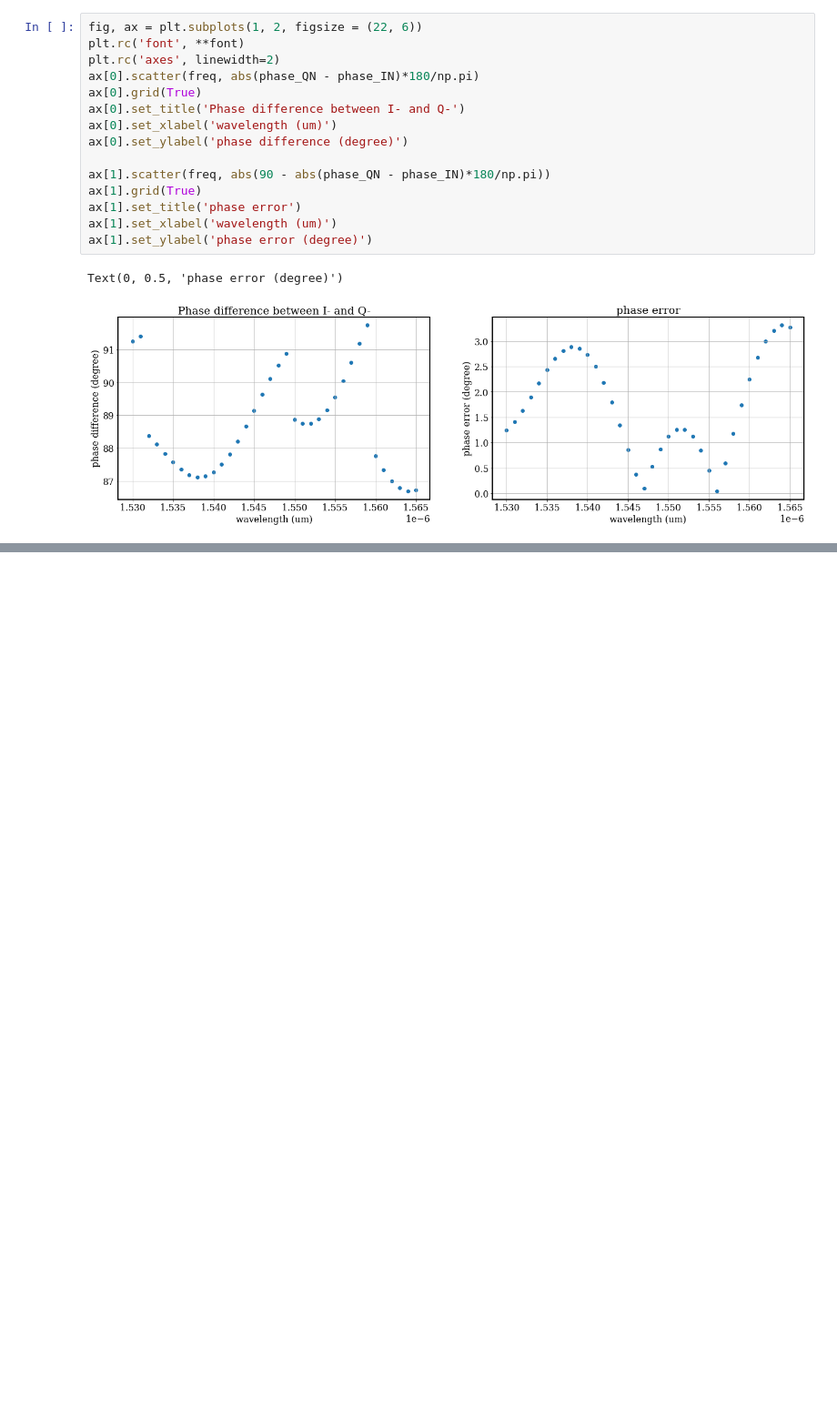
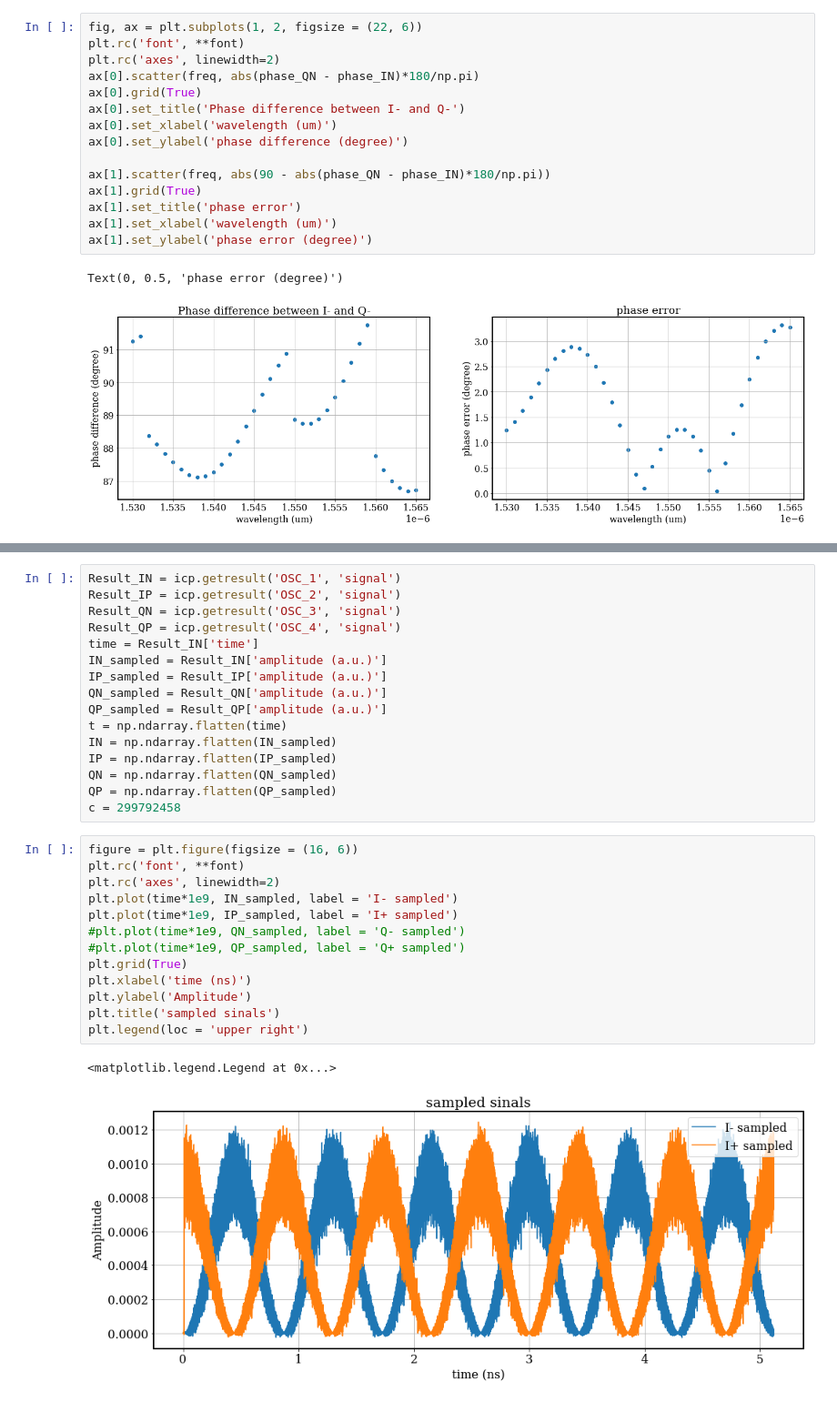
Before and after one commit to moisesoliveira08/Hybrid, a Jupyter notebook: documentatin/90_Hybrid_Interconnect.ipynb, the cells around one changed output, grey strips where cells are left out. Shown at 91% size. Saved outputs shown, nothing was run; the diff lists cells and outputs as text; blank space fills up the shorter version.

```diff
--- a/documentatin/90_Hybrid_Interconnect.ipynb
+++ b/documentatin/90_Hybrid_Interconnect.ipynb
@@ -186,0 +226,32 @@ Text(0, 0.5, 'phase error (degree)')
+# %%
+Result_IN = icp.getresult('OSC_1', 'signal')
+Result_IP = icp.getresult('OSC_2', 'signal')
+Result_QN = icp.getresult('OSC_3', 'signal')
+Result_QP = icp.getresult('OSC_4', 'signal')
+time = Result_IN['time']
+IN_sampled = Result_IN['amplitude (a.u.)']
+IP_sampled = Result_IP['amplitude (a.u.)']
+QN_sampled = Result_QN['amplitude (a.u.)']
+QP_sampled = Result_QP['amplitude (a.u.)']
+t = np.ndarray.flatten(time)
+IN = np.ndarray.flatten(IN_sampled)
+IP = np.ndarray.flatten(IP_sampled)
+QN = np.ndarray.flatten(QN_sampled)
+QP = np.ndarray.flatten(QP_sampled)
+c = 299792458
+# %%
+figure = plt.figure(figsize = (16, 6))
+plt.rc('font', **font)
+plt.rc('axes', linewidth=2)
+plt.plot(time*1e9, IN_sampled, label = 'I- sampled')
+plt.plot(time*1e9, IP_sampled, label = 'I+ sampled')
+#plt.plot(time*1e9, QN_sampled, label = 'Q- sampled')
+#plt.plot(time*1e9, QP_sampled, label = 'Q+ sampled')
+plt.grid(True)
+plt.xlabel('time (ns)')
+plt.ylabel('Amplitude')
+plt.title('sampled sinals')
+plt.legend(loc = 'upper right')
+# %% [output]
+<matplotlib.legend.Legend at 0x...>
+[figure, added]
```
Also changed, not shown: parts of 17 cells of this notebook, 6 other files.
